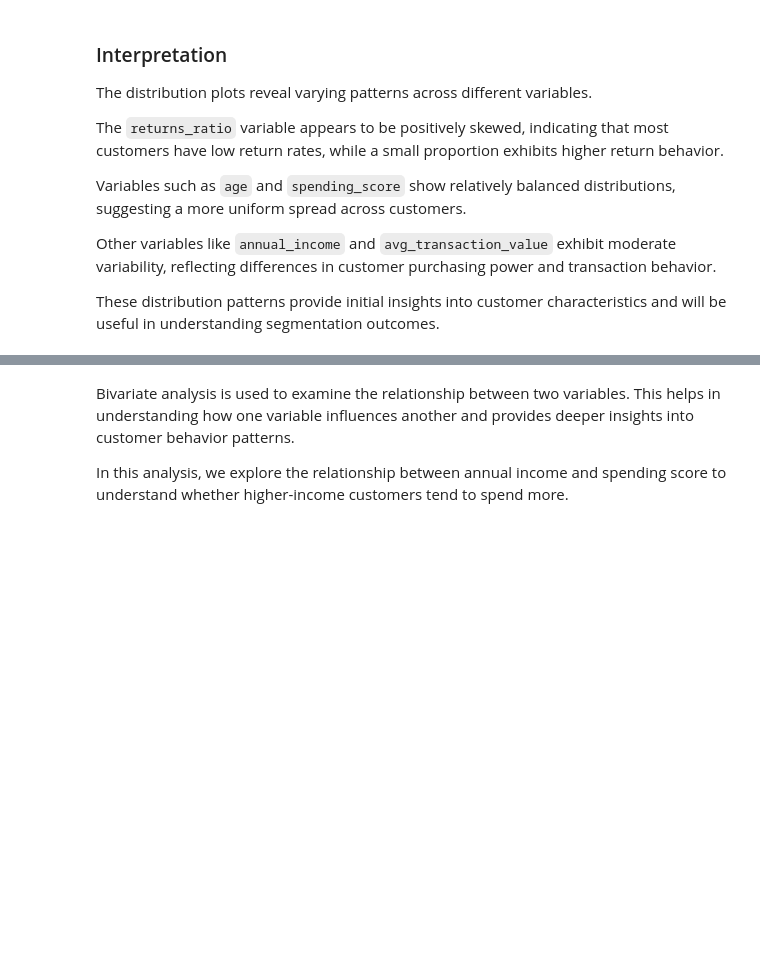
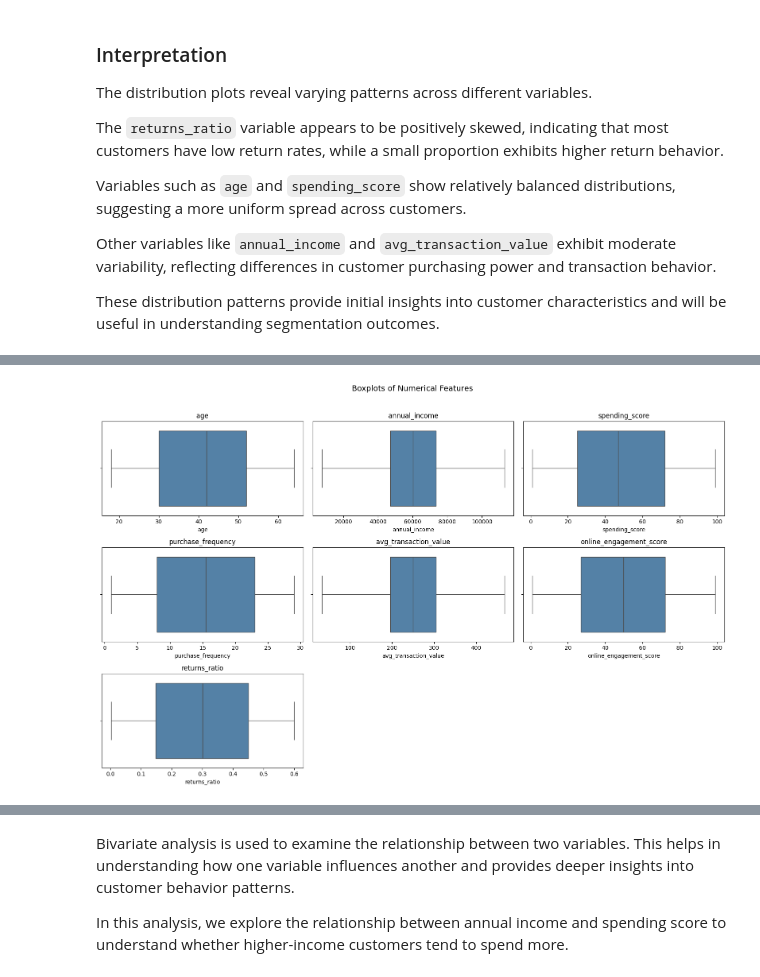
Before and after one commit to plabonroy910-glitch/customer-behavior-revenue-intelligence, a Jupyter notebook: notebooks/Customer Behavior & Revenue Intelligence Analysis.ipynb, the cells around one changed output, grey strips where cells are left out. Drawn from its saved outputs; the diff is of its cells as text; code cells hidden in the pictures; blank space fills up the shorter version.

```diff
--- a/notebooks/Customer Behavior & Revenue Intelligence Analysis.ipynb
+++ b/notebooks/Customer Behavior & Revenue Intelligence Analysis.ipynb
@@ -299,0 +364,20 @@ These distribution patterns provide initial insights into customer characteristi
+# %%
+num_cols = [
+    "age", "annual_income", "spending_score",
+    "purchase_frequency", "avg_transaction_value",
+    "online_engagement_score", "returns_ratio"
+]
+
+plt.figure(figsize=(16, 10))
+
+for i, col in enumerate(num_cols, 1):
+    plt.subplot(3, 3, i)
+    sns.boxplot(x=df[col], color="steelblue")
+    plt.title(col)
+
+plt.suptitle("Boxplots of Numerical Features", fontsize=14, y=1.02)
+plt.tight_layout()
+plt.savefig("../outputs/charts/boxplots.png")
+plt.show()
+# %% [output]
+[figure, added]
```
Also changed, not shown: parts of 66 cells of this notebook, 11 other files.
